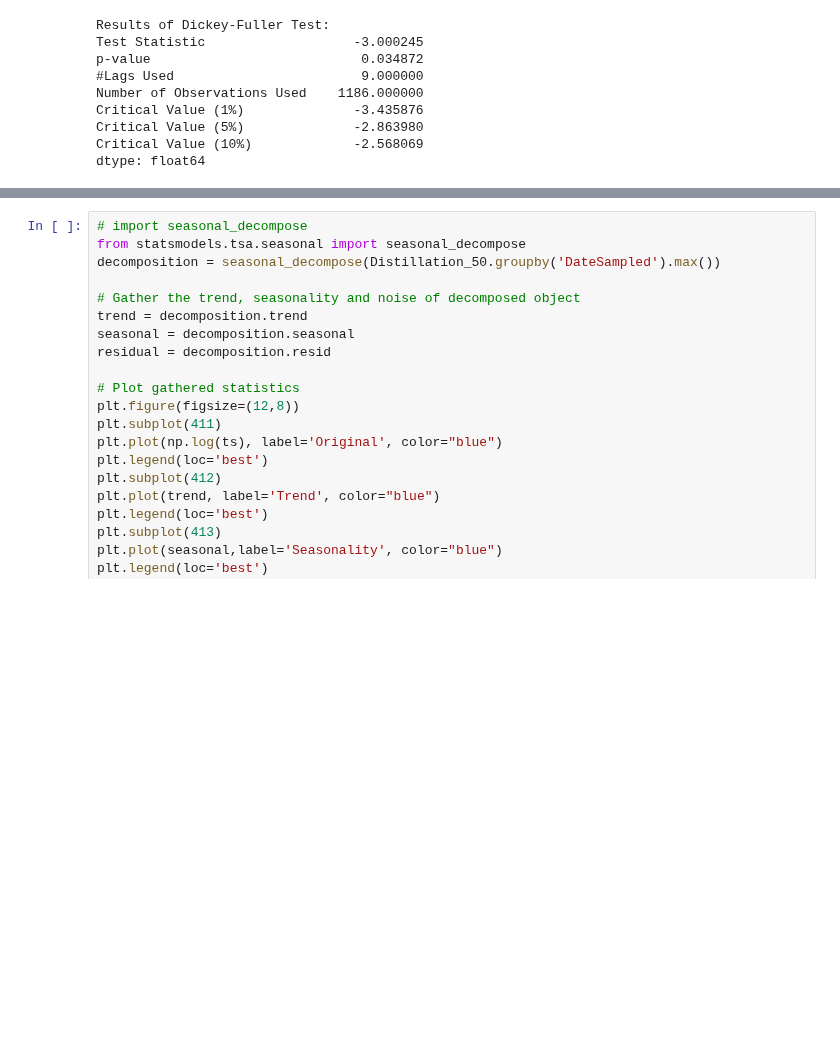
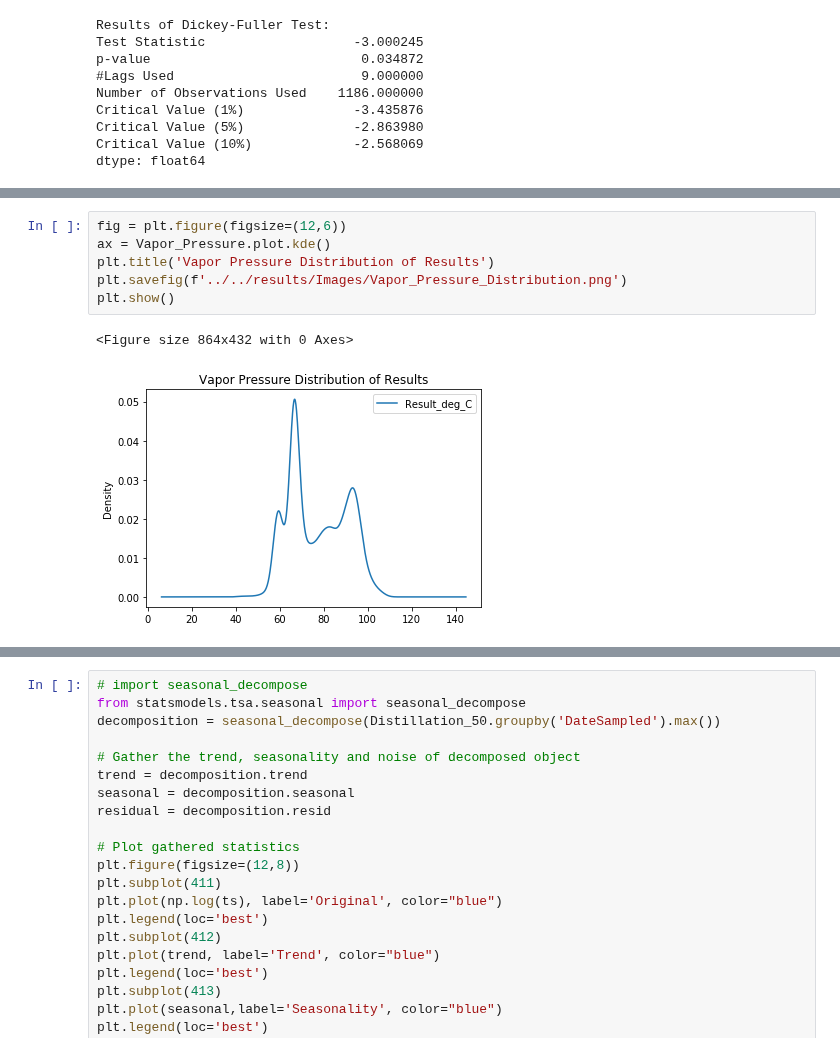
Before and after one commit to mishaberrien/tenessee-fuel-quality-analysis, a Jupyter notebook: notebooks/03_analysis/07302019-kph-time-analysis.ipynb, the cells around one changed output, grey strips where cells are left out. Drawn from its saved outputs; the diff is of its cells as text; blank space fills up the shorter version.

Commit message:
Made all the testing kde plots

```diff
--- a/notebooks/03_analysis/07302019-kph-time-analysis.ipynb
+++ b/notebooks/03_analysis/07302019-kph-time-analysis.ipynb
@@ -318,0 +322,9 @@ plt.show()
+# %%
+fig = plt.figure(figsize=(12,6))
+ax = Vapor_Pressure.plot.kde()
+plt.title('Vapor Pressure Distribution of Results')
+plt.savefig(f'../../results/Images/Vapor_Pressure_Distribution.png')
+plt.show()
+# %% [output]
+<Figure size 864x432 with 0 Axes>
+[figure, added]
```
Also changed, not shown: parts of 2 cells of this notebook, 2 other files.
